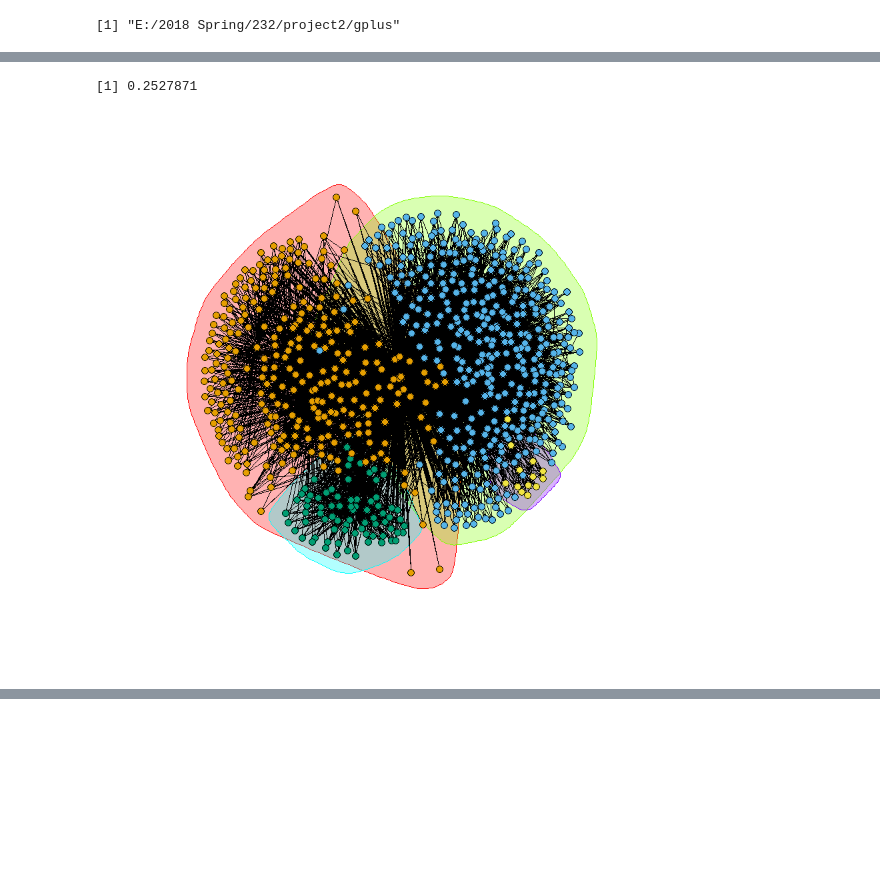
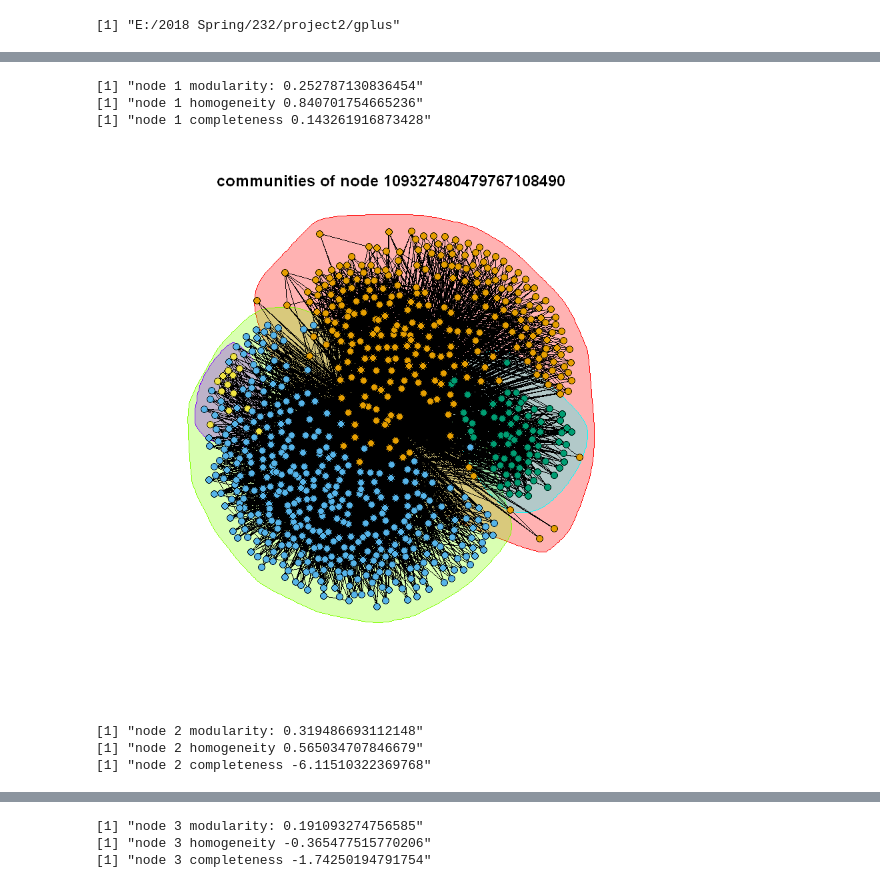
Before and after one commit to TeYuanLiu/social_network, a Jupyter notebook: Project2_18-22.ipynb, the cells around one changed output, grey strips where cells are left out. Cells and saved outputs as stored; diff of their text form; code cells hidden in the pictures; blank space fills up the shorter version.

```diff
--- a/Project2_18-22.ipynb
+++ b/Project2_18-22.ipynb
@@ -36,7 +35,6 @@ print(count)
 file_name <- c("109327480479767108490","115625564993990145546","101373961279443806744")
 # %%
 for(i in 1:length(file_name)){
-    print(i)
     options(scipen = 999)
     f <- read.table(paste0('gplus/',file_name[i],".edges"), sep = " ")
     g <- graph.data.frame(f, directed=TRUE)
@@ -44,8 +42,10 @@ for(i in 1:length(file_name)){
     vlist <- vertex_attr(g, "name")
     for(j in 1:length(vlist))
         g <- add_edges(g, c(file_name[i], vlist[j]))
-    plot(degree.distribution(g,mode="out"),main=paste("out-degree distribution of",file_name[i]),xlab="Degree",ylab="Frequency")
-    plot(degree.distribution(g,mode="in"),main=paste("in-degree distribution of",file_name[i]),xlab="Degree",ylab="Frequency")
+    plot(degree.distribution(g,mode="out"),main=paste("Out-degree distribution of node",file_name[i]),xlab="Degree",ylab="Frequency")
+    dev.copy2pdf(file = paste("Q19_node",i,"_out.pdf",sep=""))
+    plot(degree.distribution(g,mode="in"),main=paste("In-degree distribution of node",file_name[i]),xlab="Degree",ylab="Frequency")
+    dev.copy2pdf(file = paste("Q19_node",i,"_in.pdf",sep=""))
 }
 # %% [output]
 [1] 1
@@ -60,17 +60,65 @@ for(i in 1:length(file_name)){
 # %%
-for(i in 1:1){
+for(i in 1:3){
+    #Q20
     options(scipen = 999)
     f <- read.table(paste0('gplus/',file_name[i],".edges"), sep = " ")
     g <- graph.data.frame(f, directed=TRUE)
     g <- add_vertices(g, 1, name = file_name[i], color="red")
     vlist <- vertex_attr(g, "name")
     for(j in 1:length(vlist))
         g <- add_edges(g, c(file_name[i], vlist[j]))
-    fg1 =  walktrap.community(g)
+    cm =  walktrap.community(g)
     layout1 = layout.fruchterman.reingold(g)
-    plot(fg1, g, layout=layout1, vertex.size=4, vertex.label=NA, edge.color="black", edge.arrow.size=0.02, edge.width=0.05)
-    print(modularity(g, membership(fg1)))
+    plot(cm, g, layout=layout1, vertex.size=4, vertex.label=NA, edge.color="black", edge.arrow.size=0.2, edge.width=0.05, ,main=paste("communities of node",file_name[i]))
+    dev.copy2pdf(file = paste("Q18_node",i,"_cm.pdf",sep=""))
+    print(paste("node",i,"modularity:",modularity(g, membership(cm)),sep=" "))
+
+
+    #Q22
+    f <- read.table(paste0('gplus/',file_name[i],".circles"), sep = "\t", fill=TRUE)
+    circles <- f[-c(1)]
+    N = unique(c(unlist(circles), file_name[i]))
+    #print(length(N))
+
+    HC <- 0
+    HK <- 0
+    HCK <- 0
+    HKC <- 0
+    for(j in 1:length(cm)){
+        if(length(intersect(N,cm[[j]]))>0 )
+            HK <- HK + (length(intersect(N,cm[[j]]))/length(N)) * log(length(intersect(N,cm[[j]]))/length(N))
+    }
+
+    for(j in 1:nrow(circles)){
+            HC <- HC + (length(circles[j,])/length(N)) * log(length(circles[j,])/length(N))
+    }
+
+    HC <- HC*-1
+    HK <- HK*-1
+
+    for(j in 1:nrow(circles)){
+        a <- length(circles[j,])
+        for(k in 1:length(cm)){
+            b <- length(intersect(N,cm[[k]]))
+            C <- length(intersect(circles[j,],cm[[k]]))
+            if(C>0){
+                HCK <- HCK + (C/length(N)) * log(C/b)
+                HKC <- HKC + (C/length(N)) * log(C/a)
+            }
+        }
+    }
+    HCK <- HCK*-1
+    HKC <- HKC*-1
+    h <- 1 - HCK/HC
+    c <- 1 - HKC/HK
+    print(paste("node",i,"homogeneity",h,sep=" "))
+    print(paste("node",i,"completeness",c,sep=" "))
 }
 # %% [output]
-[1] 0.2527871
+[1] "node 1 modularity: 0.252787130836454"
+[1] "node 1 homogeneity 0.840701754665236"
+[1] "node 1 completeness 0.143261916873428"
-[figure, old version]
+[figure, new version]
+[1] "node 2 modularity: 0.319486693112148"
+[1] "node 2 homogeneity 0.565034707846679"
+[1] "node 2 completeness -6.11510322369768"
@@ -76,0 +126,3 @@ for(i in 1:1){
+[1] "node 3 modularity: 0.191093274756585"
+[1] "node 3 homogeneity -0.365477515770206"
+[1] "node 3 completeness -1.74250194791754"
```
Also changed, not shown: parts of 4 cells of this notebook.
